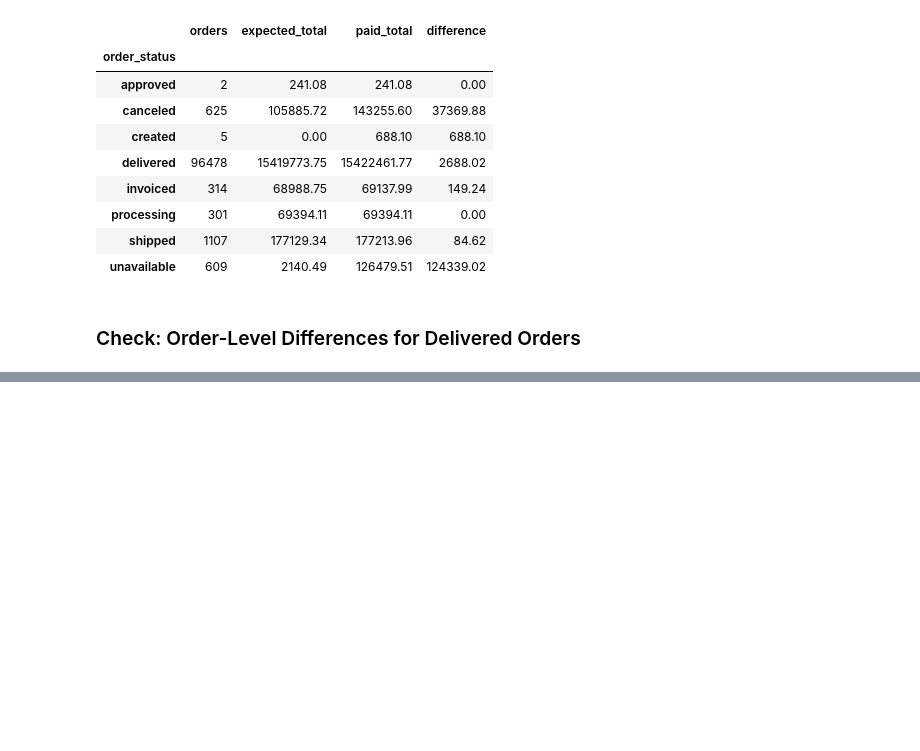
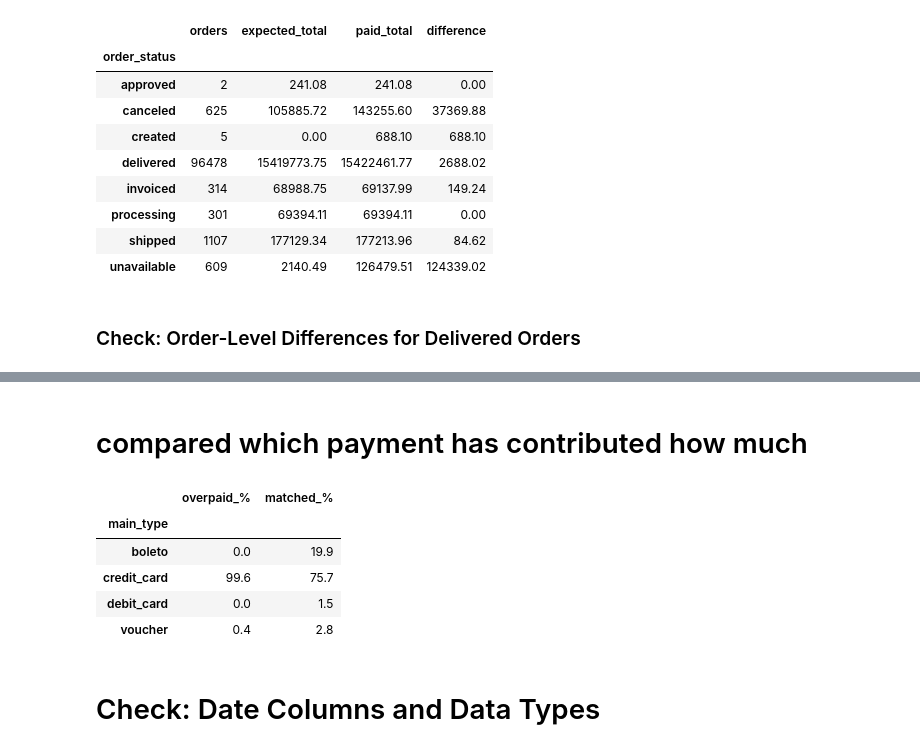
Before and after one commit to Saimalshikare/Revenue-Reconciliation-Exception-Analytics-Project, a Jupyter notebook: notebook/01_data_exploration.ipynb.ipynb, the cells around one changed output, grey strips where cells are left out. Drawn from its saved outputs; the diff is of its cells as text; code cells hidden in the pictures; blank space fills up the shorter version.

```diff
--- a/notebook/01_data_exploration.ipynb.ipynb
+++ b/notebook/01_data_exploration.ipynb.ipynb
@@ -553,3 +553,14 @@ by_status
 # orders, and report the latter as exposure to investigate.
 # %% [markdown]
 ### Check: Order-Level Differences for Delivered Orders
+# %%
+delivered = summary[summary["order_status"] == "delivered"].copy()
+delivered["difference"] = (delivered["paid_value"] - delivered["expected_value"]).round(2)
+
+print("Delivered orders                  :", len(delivered))
+print("Exactly matched (difference = 0)  :", (delivered["difference"] == 0).sum())
+print("Within +/- R$1                    :", (delivered["difference"].abs() <= 1).sum())
+print("Paid more than R$1 above expected :", (delivered["difference"] > 1).sum())
+print("Paid more than R$1 below expected :", (delivered["difference"] < -1).sum())
+print()
+display(delivered["difference"].describe())
@@ -555,0 +584,19 @@ by_status
+# %%
+# Order-level payment profile
+pay_profile = payments.groupby("order_id").agg(
+    max_installments=("payment_installments", "max"),
+    n_payment_rows=("payment_sequential", "count"),
+    main_type=("payment_type", lambda s: s.value_counts().index[0]),
+).reset_index()
+
+over = delivered[delivered["difference"] > 1].merge(pay_profile, on="order_id", how="left")
+base = delivered[delivered["difference"].abs() <= 1].merge(pay_profile, on="order_id", how="left")
+
+print("Overpaid orders, main payment type:")
+print(over["main_type"].value_counts())
+
+print("\nAverage installments  | overpaid:", round(over["max_installments"].mean(), 2),
+      "| matched:", round(base["max_installments"].mean(), 2))
+
+print("Average payment rows  | overpaid:", round(over["n_payment_rows"].mean(), 2),
+      "| matched:", round(base["n_payment_rows"].mean(), 2))
@@ -555,0 +612,18 @@ by_status
+# %% [markdown]
+# compared which payment has contributed how much
+# %%
+compare = pd.DataFrame({
+    "overpaid_%": (over["main_type"].value_counts(normalize=True) * 100).round(1),
+    "matched_%": (base["main_type"].value_counts(normalize=True) * 100).round(1),
+}).fillna(0)
+
+compare
+# %% [output]
+|  | overpaid_% | matched_% |
+| main_type |  |  |
+| boleto | 0.0 | 19.9 |
+| credit_card | 99.6 | 75.7 |
+| debit_card | 0.0 | 1.5 |
+| voucher | 0.4 | 2.8 |
+# %% [markdown]
+# Check: Date Columns and Data Types
```
Also changed, not shown: parts of 9 cells of this notebook.
